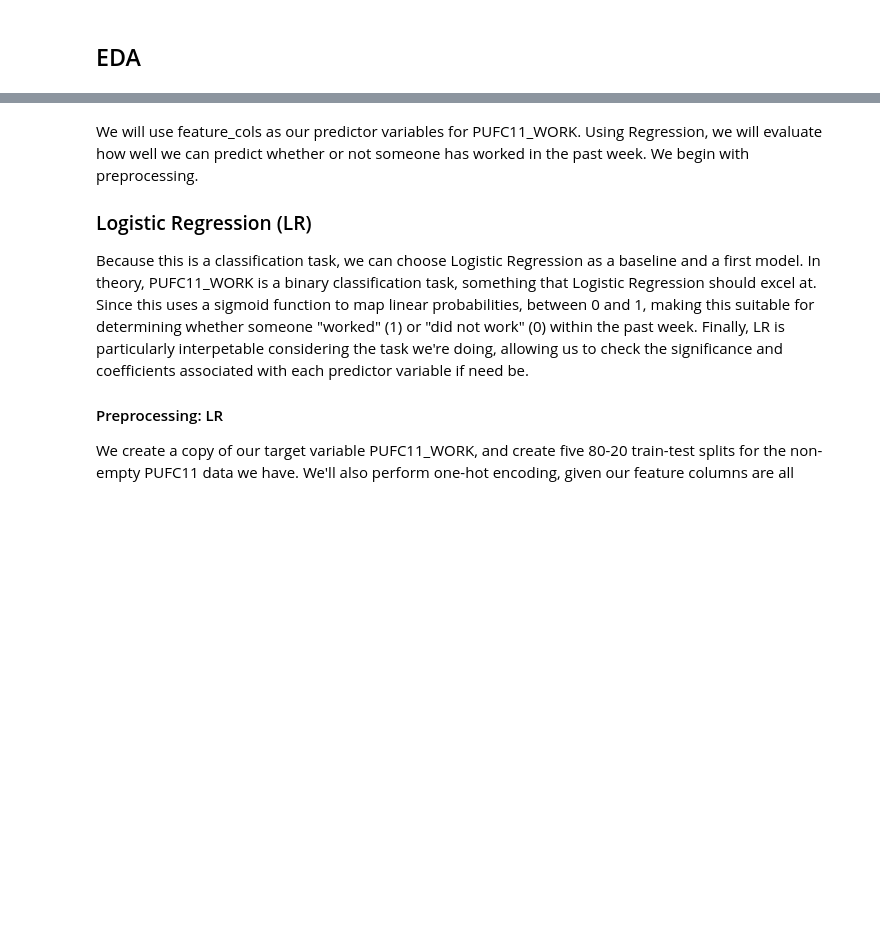
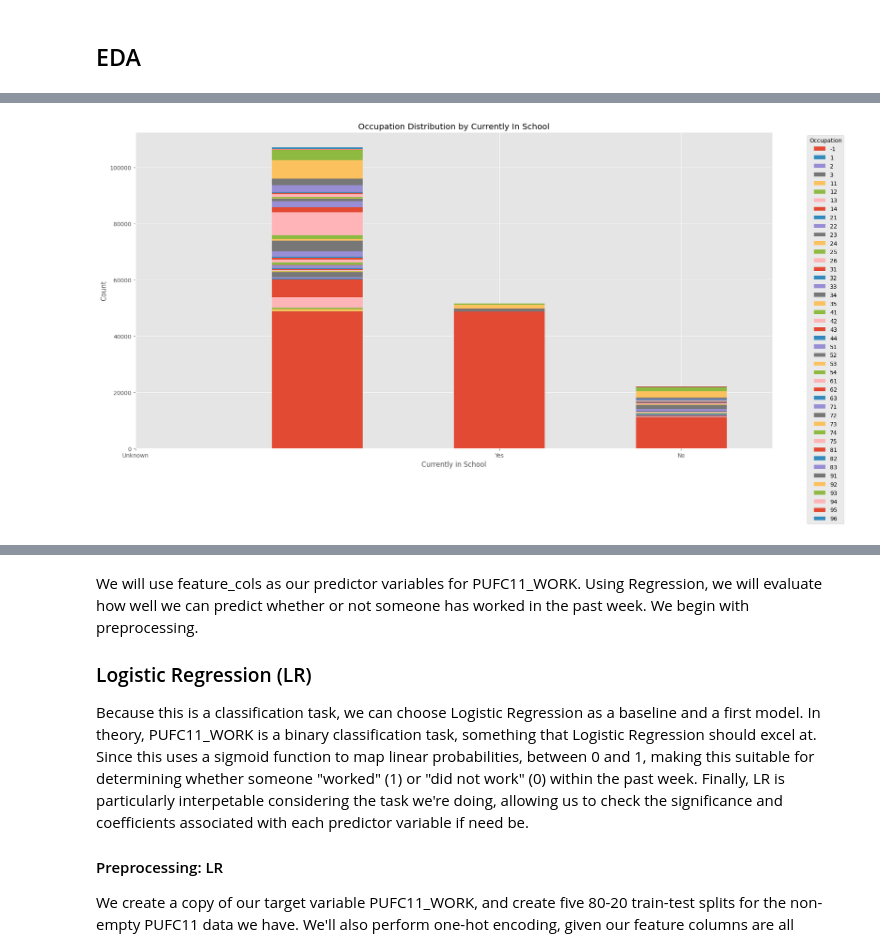
Before and after one commit to devonjavier/STINTSY-Project, a Jupyter notebook: STINTSY_MCO_LFS.ipynb, the cells around one changed output, grey strips where cells are left out. Saved outputs shown, nothing was run; the diff lists cells and outputs as text; code cells hidden in the pictures; blank space fills up the shorter version.

```diff
--- a/STINTSY_MCO_LFS.ipynb
+++ b/STINTSY_MCO_LFS.ipynb
@@ -157,0 +290,11 @@ for var1, var2, corr in strong_correlations:
+# %%
+occupation_currently_in_school = lfs_data.groupby(['PUFC08_CURSCH', 'PUFC14_PROCC']).size().unstack(fill_value=0)
+occupation_currently_in_school.plot(kind='bar', stacked=True, figsize=(20, 10))
+plt.title('Occupation Distribution by Currently In School')
+plt.xlabel('Currently in School')
+plt.ylabel('Count')
+plt.xticks([-1, 1, 2], ['Unknown', 'Yes', 'No'], rotation=0)
+plt.legend(title='Occupation', bbox_to_anchor=(1.05, 1), loc='upper left')
+plt.show()
+# %% [output]
+[figure, added]
```
Also changed, not shown: parts of 19 cells of this notebook, 1 other file.
